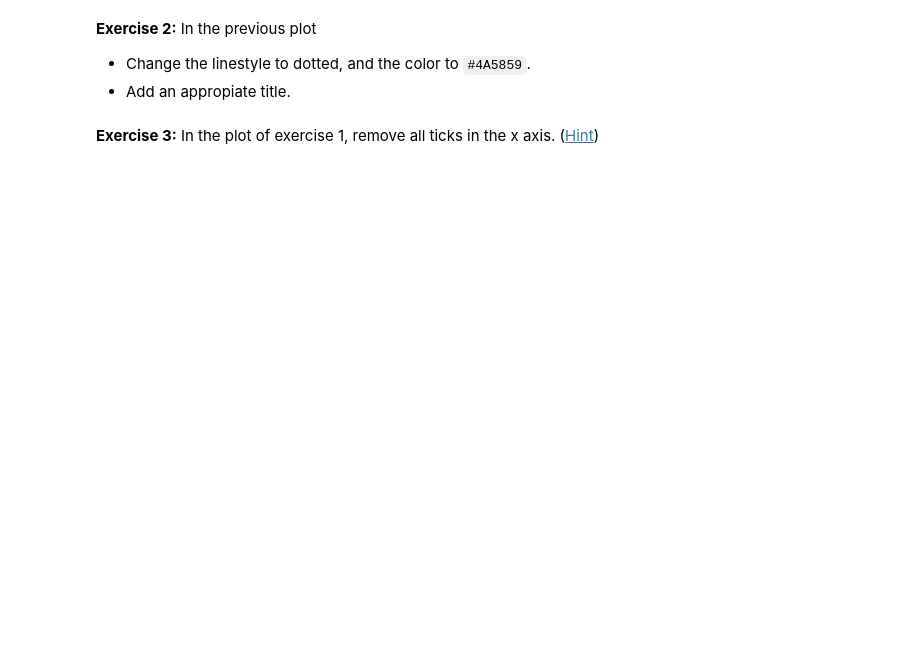
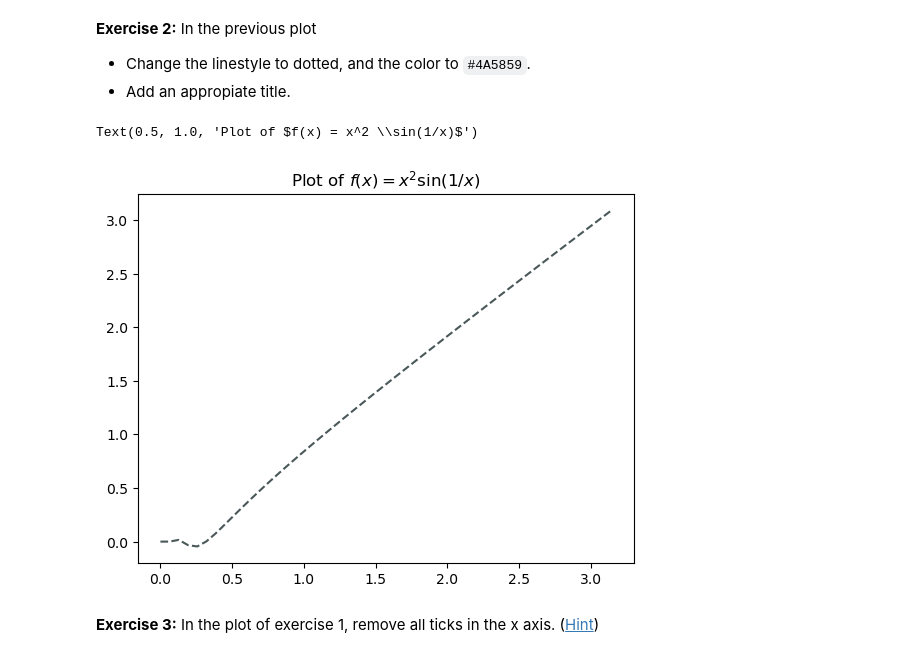
Before and after one commit to Tietgen-ITU/applied-artificial-intelligence, a Jupyter notebook: exercises/lecture-01/Plotting_exercises_w_matplotlib_and_seaborn.ipynb, the cells around one changed output. Saved outputs shown, nothing was run; the diff lists cells and outputs as text; code cells hidden in the pictures; blank space fills up the shorter version.

```diff
--- a/exercises/lecture-01/Plotting_exercises_w_matplotlib_and_seaborn.ipynb
+++ b/exercises/lecture-01/Plotting_exercises_w_matplotlib_and_seaborn.ipynb
@@ -21,5 +29,14 @@ plt.plot(x, y)
 **Exercise 2:** In the previous plot
 - Change the linestyle to dotted, and the color to `#4A5859`.
 - Add an appropiate title.
+# %%
+x = np.linspace(1e-5, np.pi)
+y = (x ** 2) * np.sin(1 / x)
+
+plt.plot(x, y, color='#4A5859', linestyle='--')
+plt.title('Plot of $f(x) = x^2 \sin(1/x)$')
+# %% [output]
+Text(0.5, 1.0, 'Plot of $f(x) = x^2 \\sin(1/x)$')
+[figure, added]
 # %% [markdown]
 **Exercise 3:** In the plot of exercise 1, remove all ticks in the x axis. ([Hint](https://stackoverflow.com/a/12998531))
```
Also changed, not shown: parts of 11 cells of this notebook.
